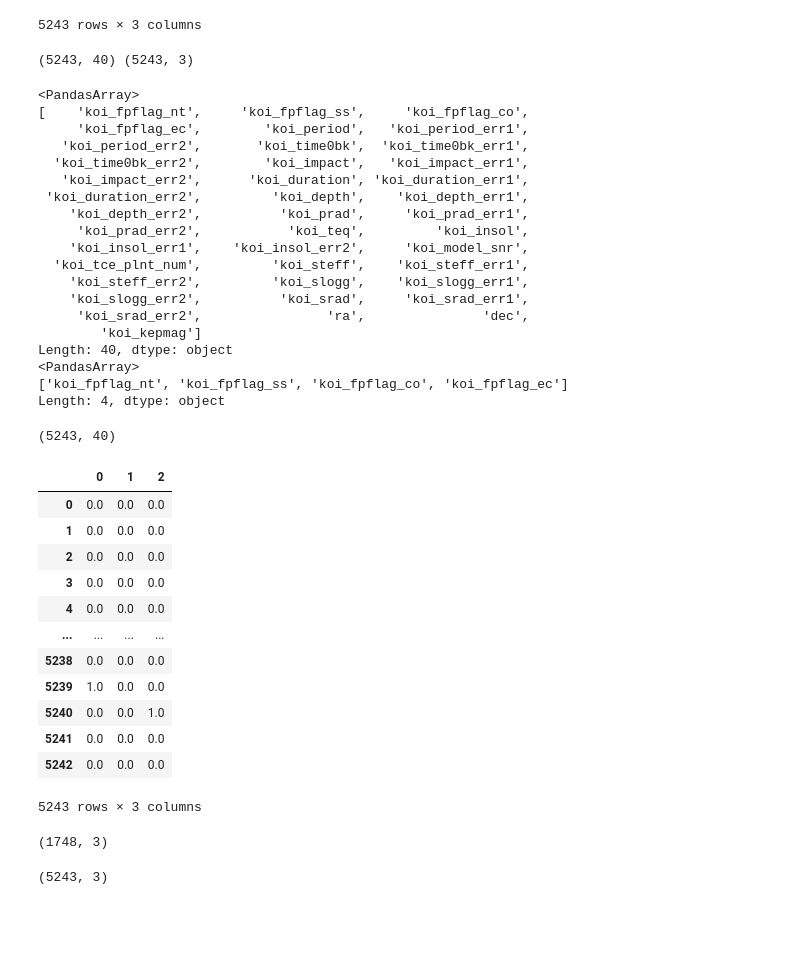
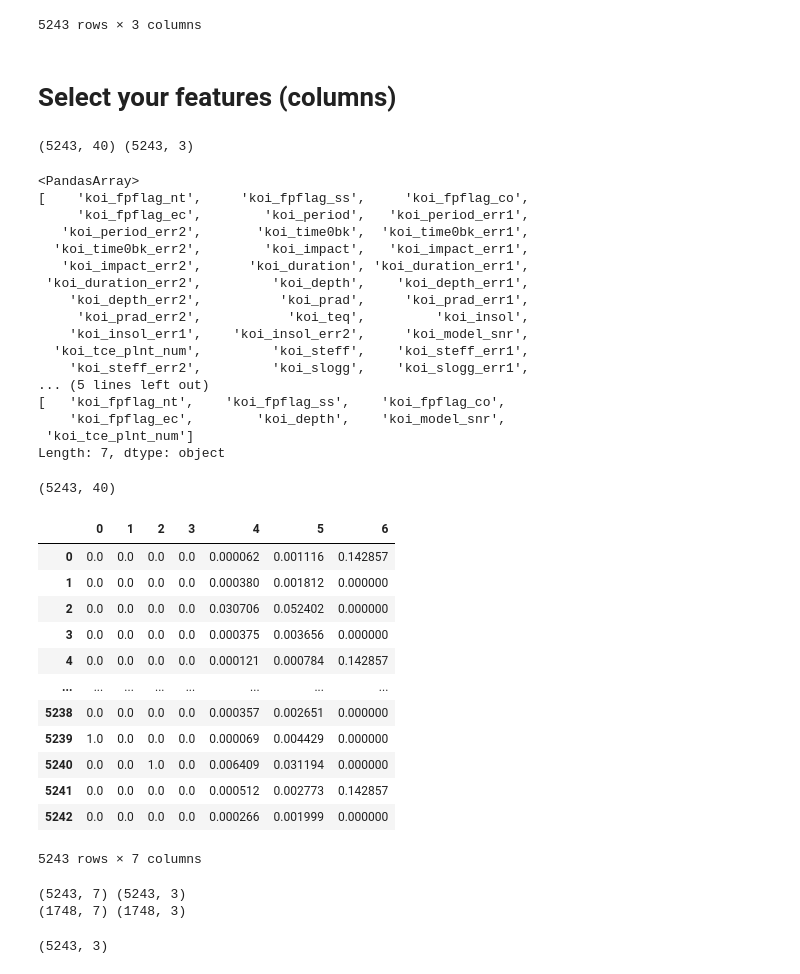
Before and after one commit to antoinetteboyle/machine-learning-challenge, a Jupyter notebook: model.ipynb, the cells around one changed output. Saved outputs shown, nothing was run; the diff lists cells and outputs as text; code cells hidden in the pictures; blank space fills up the shorter version.

```diff
--- a/model.ipynb
+++ b/model.ipynb
@@ -134,6 +113,8 @@ df_y_train
 | 5241 | 0.0 | 1.0 | 0.0 |
 | 5242 | 0.0 | 1.0 | 0.0 |
 5243 rows × 3 columns
+# %% [markdown]
+# Select your features (columns)
 # %%
 from sklearn.feature_selection import VarianceThreshold
 selector = VarianceThreshold()
@@ -145,7 +126,7 @@ print(X_train_scaled.shape, y_train_categorical.shape)
 # %%
 from sklearn.feature_selection import SelectKBest
 from sklearn.feature_selection import chi2
-select = SelectKBest(chi2, k=4)
+select = SelectKBest(chi2, k=7)
 train_new_xy = select.fit_transform(X_train_scaled, y_train_categorical)
 filter = select.get_support()
 cols = df.columns.array
@@ -166,40 +147,40 @@ X_train_scaled.shape
     'koi_insol_err1',    'koi_insol_err2',     'koi_model_snr',
   'koi_tce_plnt_num',         'koi_steff',    'koi_steff_err1',
     'koi_steff_err2',         'koi_slogg',    'koi_slogg_err1',
-    'koi_slogg_err2',          'koi_srad',     'koi_srad_err1',
-     'koi_srad_err2',                'ra',               'dec',
-        'koi_kepmag']
-Length: 40, dtype: object
-<PandasArray>
-['koi_fpflag_nt', 'koi_fpflag_ss', 'koi_fpflag_co', 'koi_fpflag_ec']
-Length: 4, dtype: object
+... (5 lines left out)
+[   'koi_fpflag_nt',    'koi_fpflag_ss',    'koi_fpflag_co',
+    'koi_fpflag_ec',        'koi_depth',    'koi_model_snr',
+ 'koi_tce_plnt_num']
+Length: 7, dtype: object
 (5243, 40)
 # %%
-#In X keep only cols koi_fpflag_nt is 0 ,koi_fpflag_ss is 1 and koi_fpflag_co is 2 and koi_fpflag_ec is 3
-X_train_featured = np.delete(X_train_scaled,np.s_[4::], axis=1)
-X_test_featured = np.delete(X_test_scaled,np.s_[4::], axis=1)
-
+#In X keep only cols
+# koi_fpflag_nt is 0,koi_fpflag_ss is 1, koi_fpflag_co is 2, koi_fpflag_ec is 3,
+# koi_depth' is 16, 'koi_model_snr is 26',koi_tce_plnt_num is 27
+X_train_featured = X_train_scaled[:, [0,1,2,3,16,26,27]]
+X_test_featured = X_test_scaled[:, [0,1,2,3,16,26,27]]
 X_train_featured_df = pd.DataFrame(X_train_featured)
 X_train_featured_df
 # %% [output]
-|  | 0 | 1 | 2 |
-| 0 | 0.0 | 0.0 | 0.0 |
-| 1 | 0.0 | 0.0 | 0.0 |
-| 2 | 0.0 | 0.0 | 0.0 |
-| 3 | 0.0 | 0.0 | 0.0 |
-| 4 | 0.0 | 0.0 | 0.0 |
-| ... | ... | ... | ... |
-| 5238 | 0.0 | 0.0 | 0.0 |
-| 5239 | 1.0 | 0.0 | 0.0 |
-| 5240 | 0.0 | 0.0 | 1.0 |
-| 5241 | 0.0 | 0.0 | 0.0 |
-| 5242 | 0.0 | 0.0 | 0.0 |
+|  | 0 | 1 | 2 | 3 | 4 | 5 | 6 |
+| 0 | 0.0 | 0.0 | 0.0 | 0.0 | 0.000062 | 0.001116 | 0.142857 |
+| 1 | 0.0 | 0.0 | 0.0 | 0.0 | 0.000380 | 0.001812 | 0.000000 |
+| 2 | 0.0 | 0.0 | 0.0 | 0.0 | 0.030706 | 0.052402 | 0.000000 |
+| 3 | 0.0 | 0.0 | 0.0 | 0.0 | 0.000375 | 0.003656 | 0.000000 |
+| 4 | 0.0 | 0.0 | 0.0 | 0.0 | 0.000121 | 0.000784 | 0.142857 |
+| ... | ... | ... | ... | ... | ... | ... | ... |
+| 5238 | 0.0 | 0.0 | 0.0 | 0.0 | 0.000357 | 0.002651 | 0.000000 |
+| 5239 | 1.0 | 0.0 | 0.0 | 0.0 | 0.000069 | 0.004429 | 0.000000 |
+| 5240 | 0.0 | 0.0 | 1.0 | 0.0 | 0.006409 | 0.031194 | 0.000000 |
+| 5241 | 0.0 | 0.0 | 0.0 | 0.0 | 0.000512 | 0.002773 | 0.142857 |
+| 5242 | 0.0 | 0.0 | 0.0 | 0.0 | 0.000266 | 0.001999 | 0.000000 |
-5243 rows × 3 columns
+5243 rows × 7 columns
-# %%
-X_test_featured.shape
-y_test_categorical.shape
-# %% [output]
-(1748, 3)
+# %%
+print(X_train_featured.shape, y_train_categorical.shape)
+print(X_test_featured.shape, y_test_categorical.shape)
+# %% [output]
+(5243, 7) (5243, 3)
+(1748, 7) (1748, 3)
 # %%
 X_train_featured.shape
 y_train_categorical.shape
```
Also changed, not shown: parts of 29 cells of this notebook.
